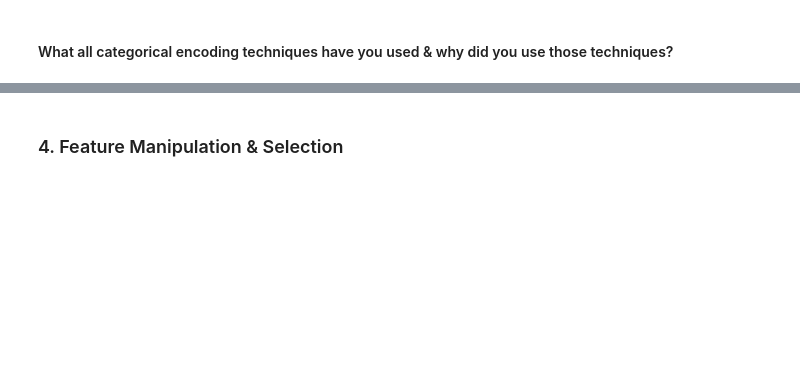
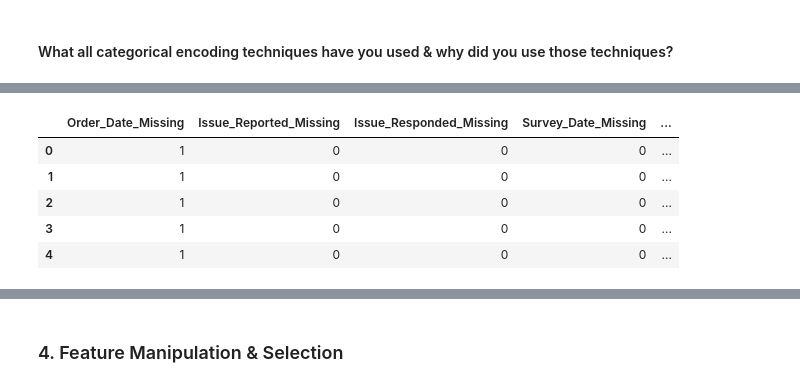
Before and after one commit to akshat-mishra-ds/E-Commerce-Customer-Satisfaction-Score-Prediction, a Jupyter notebook: DeepCSAT_E_Commerce_Customer_Satisfaction_Score_Prediction.ipynb, the cells around one changed output, grey strips where cells are left out. Drawn from its saved outputs; the diff is of its cells as text; code cells hidden in the pictures; blank space fills up the shorter version.

```diff
--- a/DeepCSAT_E_Commerce_Customer_Satisfaction_Score_Prediction.ipynb
+++ b/DeepCSAT_E_Commerce_Customer_Satisfaction_Score_Prediction.ipynb
@@ -1131,0 +1173,8 @@ Answer Here.
+# %%
+# ===================================================
+# Order Age
+# ===================================================
+
+# Time between order placement and issue reporting
+
+df_final['Order_Age_Hours'] = ( df_final['Issue_reported at'] - df_final['order_date_time'] ).dt.total_seconds() / 3600
@@ -1131,0 +1193,42 @@ Answer Here.
+# %%
+# ===================================================
+# Impute Engineered Numerical Features
+# ===================================================
+
+engineered_features = [
+    'Response_Time_Hours',
+    'Survey_Delay_Hours',
+    'Order_Age_Hours',
+    'Order_Hour',
+    'Order_Day',
+    'Order_Month'
+]
+
+for col in engineered_features:
+
+    df_final[col].fillna( df_final[col].median() , inplace=True )
+# %%
+# ==============================================
+# Drop original DateTime columns
+# ==============================================
+
+df_final.drop( columns = datetime_columns, inplace=True )
+# %%
+df_final[[
+
+    'Order_Date_Missing',
+    'Issue_Reported_Missing',
+    'Issue_Responded_Missing',
+    'Survey_Date_Missing',
+    'Response_Time_Hours',
+    'Survey_Delay_Hours',
+    'Order_Age_Hours'
+
+]].head()
+# %% [output]
+|  | Order_Date_Missing | Issue_Reported_Missing | Issue_Responded_Missing | Survey_Date_Missing | ... |
+| 0 | 1 | 0 | 0 | 0 | ... |
+| 1 | 1 | 0 | 0 | 0 | ... |
+| 2 | 1 | 0 | 0 | 0 | ... |
+| 3 | 1 | 0 | 0 | 0 | ... |
+| 4 | 1 | 0 | 0 | 0 | ... |
```
Also changed, not shown: parts of 157 cells of this notebook.
